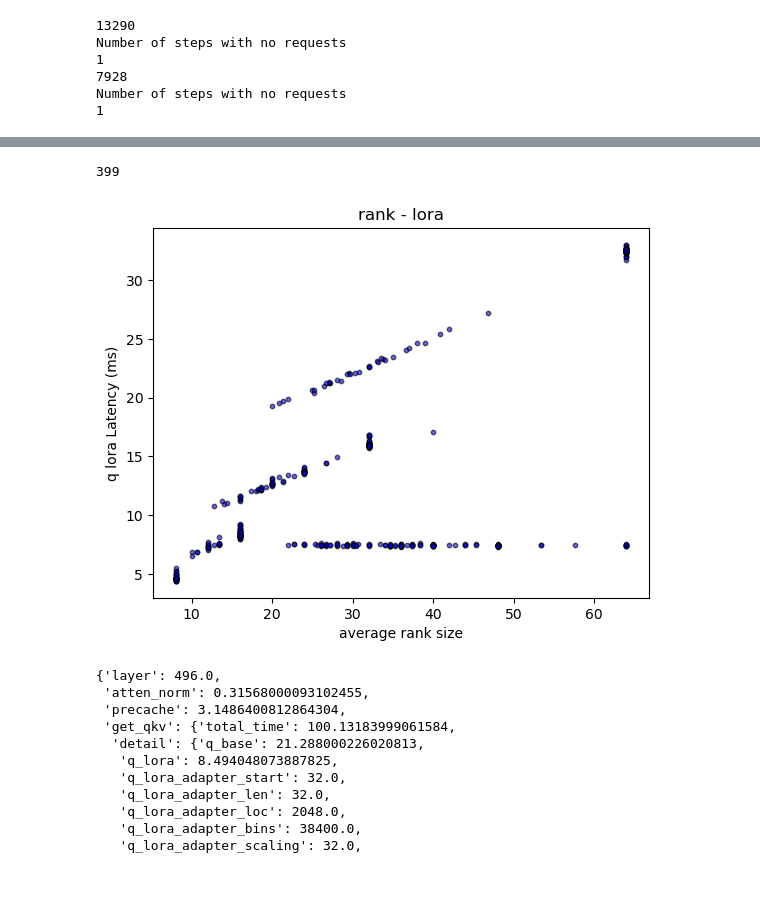
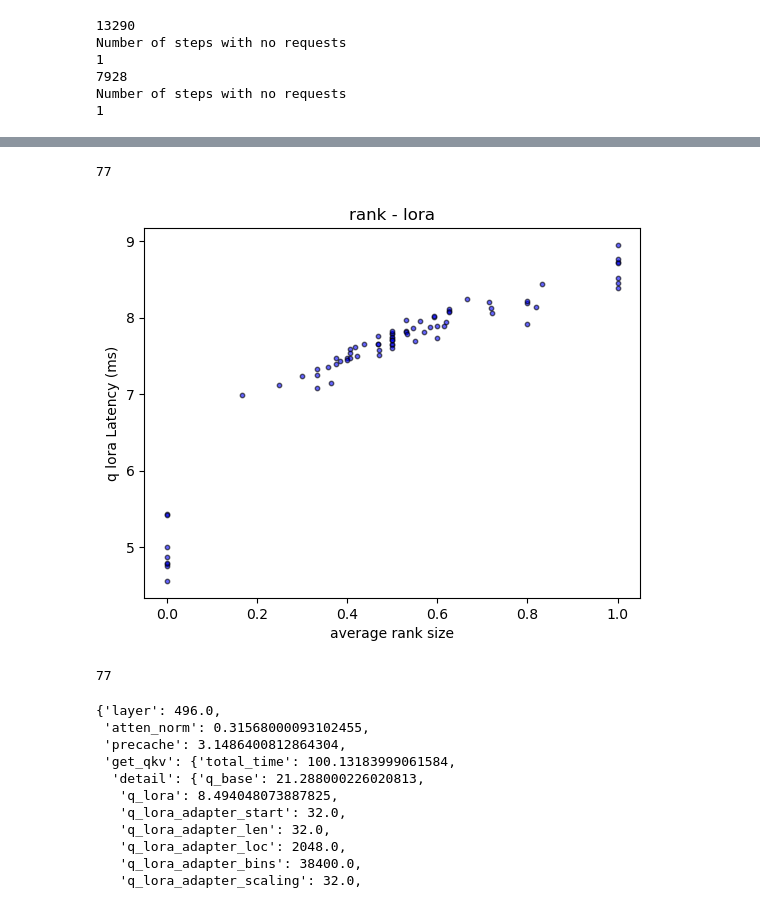
Before and after one commit to sgjeon194/S-LoRA_Analysis, a Jupyter notebook: Logs/timeDataParser.ipynb, the cells around one changed output, grey strips where cells are left out. Drawn from its saved outputs; the diff is of its cells as text; code cells hidden in the pictures.

```diff
--- a/Logs/timeDataParser.ipynb
+++ b/Logs/timeDataParser.ipynb
@@ -646,10 +646,19 @@ def plot_rank_and_lora_relationship(step_list):
     ranks = [step["ranks"] for step in step_list if step["request_num"] != 0]
     request_nums = [step["request_num"] for step in step_list if step["request_num"] != 0]
     #max_rank = [step["max_rank"] for step in step_list if step["request_num"] != 0]
+
+    rannk_types_list = [step["rank_types"] for step in step_list if step["request_num"] != 0]
+
+    low_rank_ratios = []
+    for rank_types in rannk_types_list:
+        low_rank_ratios.append(len([rank for rank in rank_types if rank == 16]) / len(rank_types))
+
     summarys = [step["summary"] for step in step_list if step["request_num"] != 0]
     summary_dict = aggregate_jsons(summarys)
 
-    x = [math.log2(a)/b for a,b in zip(ranks, request_nums)]
+    # x = [math.log2(a)/b for a,b in zip(ranks, request_nums)]
+
+    x = low_rank_ratios
 
     # x = summary_dict["get_qkv"]["detail"]["q_lora_adapter_start"]
     # x = summary_dict["get_qkv"]["detail"]["q_lora_adapter_len"]
@@ -680,5 +689,5 @@ Number of steps with no requests
 Number of steps with no requests
 1
 # %%
-_, prefill_steps_total_token_1200, decode_steps_total_token_1200 = make_steps("rankTest/1200_token_request_per_batch.txt")
+_, prefill_steps_total_token_1200, decode_steps_total_token_1200 = make_steps("rankTest/1200_token_request_per_batch_8_16_rank.txt")
 # %% [output]
@@ -688,9 +718,11 @@ Number of steps with no requests
 # %%
 #plot_rank_and_lora_relationship(prefill_steps_batch_size1)
 plot_rank_and_lora_relationship(prefill_steps_total_token_1200)
+len(prefill_steps_total_token_1200)
 # %% [output]
-399
+77
-[figure, old version]
+[figure, new version]
+77
 # %%
 summarys = [step["summary"] for step in prefill_steps_total_token_1200 if step["request_num"] != 0]
 # %%
```
Also changed, not shown: parts of 2 cells of this notebook, 3 other files.
